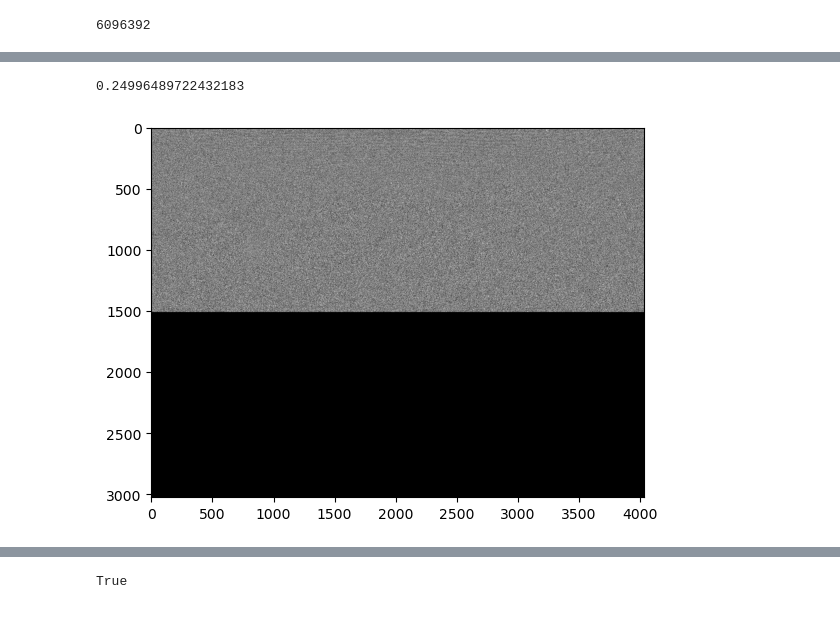
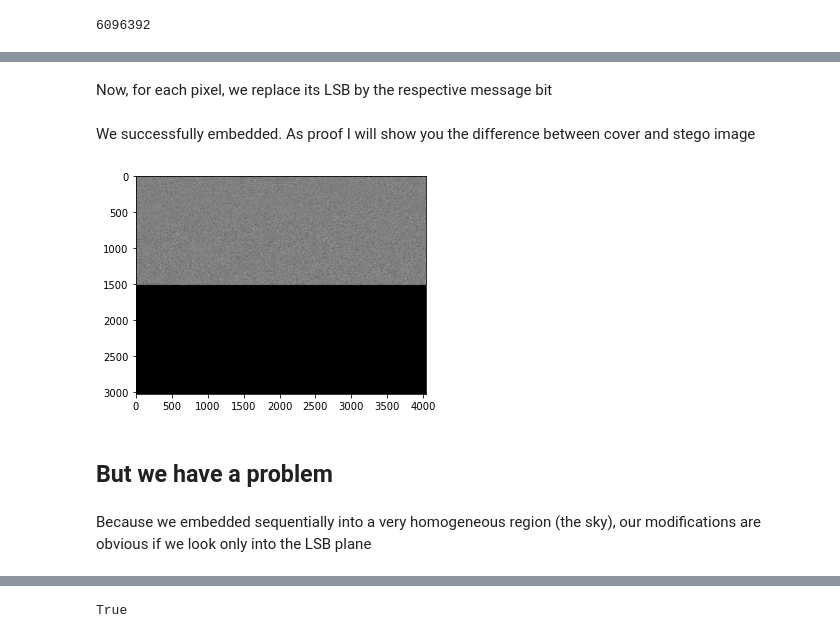
Before and after one commit to uibk-uncover/mip-stego-demo, a Jupyter notebook: notebooks/2_lsbr_full.ipynb, the cells around one changed output, grey strips where cells are left out. Cells and saved outputs as stored; diff of their text form; code cells hidden in the pictures.

```diff
--- a/notebooks/2_lsbr_full.ipynb
+++ b/notebooks/2_lsbr_full.ipynb
@@ -87,0 +71,7 @@ sns.heatmap(np.abs(y.astype('int') - x));
+# %%
+fig, ax = plt.subplots(1, 2, sharey=True)
+for i, v in enumerate([0, 1]):
+    ax[i].imshow([[128+v]], vmin=0, vmax=255, cmap='gray');
+    ax[i].set_title(f'{128+v}');
+    ax[i].axis('off');
+    fig.subplots_adjust(wspace=0);
@@ -90,7 +173,11 @@ sns.heatmap(np.abs(y.astype('int') - x));
 # %%
 # message
-#message_s = 'hello!'
-N = int(x.size * .5) // 8
+
+##In the following, we are generating a long message with random characters.
+##Instead, you could simply give Python your own secret message as a String
+#message = 'super secret secret!'
+
+N = int(cover.size * .5) // 8 #This is how long we want our message to be
 rng = np.random.default_rng(12345)
 message = ''.join(rng.choice(list(string.ascii_letters+string.digits), size=N))
 len(message)
@@ -110,31 +200,32 @@ len(message_bits)
 # %%
 # set order
-perm = np.linspace(0, x.size-1, x.size, dtype='int64')
-
-## permuted walk-through
-#rng = np.random.default_rng(12345)
-#perm = rng.permutation(perm)
+perm = np.linspace(0, cover.size-1, cover.size, dtype='int64')
+# %% [markdown]
+Now, for each pixel, we replace its LSB by the respective message bit
 # %%
 # iterate elements
-y = x.copy()
-#delta = np.zeros(x.shape, dtype='int16')
+stego = cover.copy() #copy the cover
+
 for i, it in enumerate(perm):
-    # message exhausted
+    # message exhausted (we are at end of message)
     if len(message_bits) <= i:
         break
 
-    # get index
-    idx = it // x.shape[1], it % x.shape[1]
+    # get index (x- and y-coordinate of pixel we want to change)
+    idx = it // cover.shape[1], it % cover.shape[1]
 
     # make change
-    y[idx] &= ~0 << 1
-    y[idx] |= message_bits[i]
-    #delta[idx] = (message_bits[i] - x[idx] % 2)
+    stego[idx] &= ~0 << 1
+    stego[idx] |= message_bits[i]
-# %%
-np.mean(x != y)
-# %% [output]
-0.24996489722432183
+# %% [markdown]
+We successfully embedded.
+As proof I will show you the difference between cover and stego image
 # %%
-plt.imshow(x != y, vmin=0, vmax=1, cmap='gray');
+plt.imshow(cover != stego, vmin=0, vmax=1, cmap='gray');
 # %% [output]
-[figure, old version]
+[figure, new version]
+# %% [markdown]
+## But we have a problem
+# %% [markdown]
+Because we embedded sequentially into a very homogeneous region (the sky),
+our modifications are obvious if we look only into the LSB plane
```
Also changed, not shown: parts of 57 cells of this notebook.
